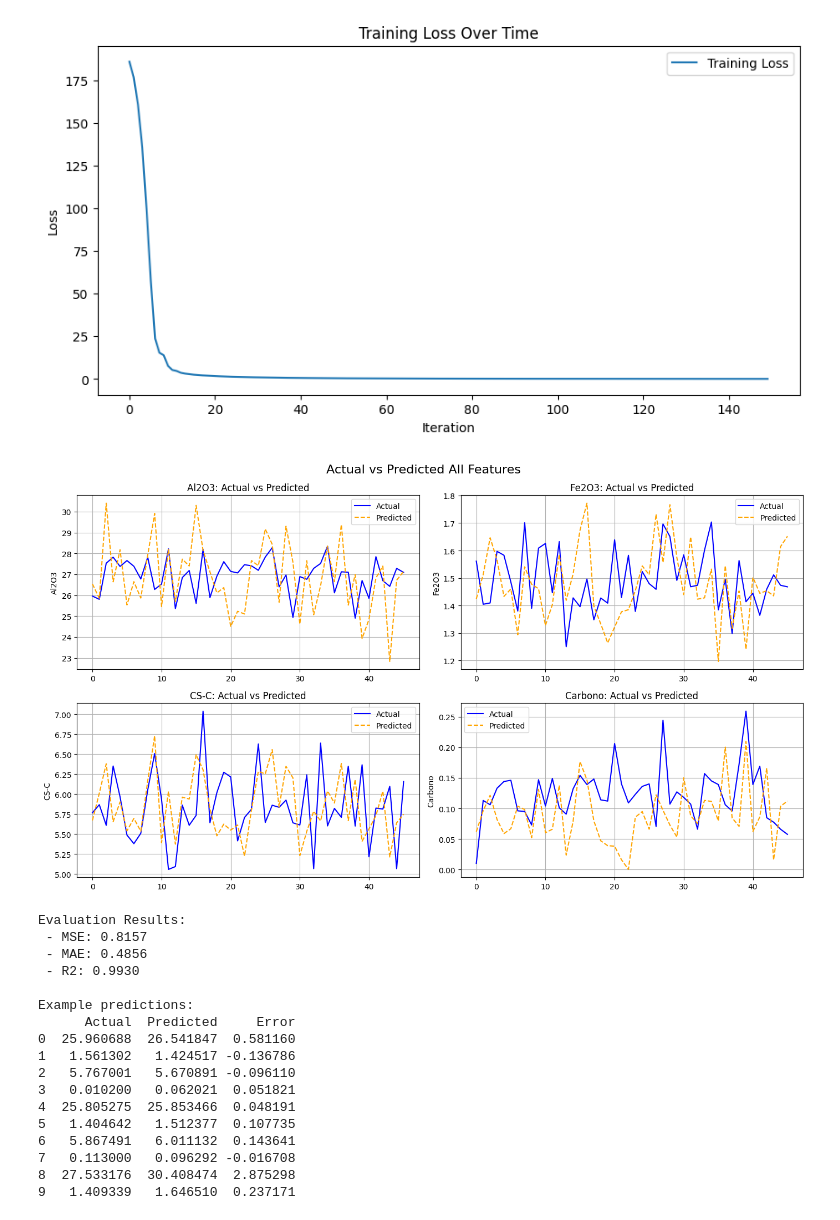
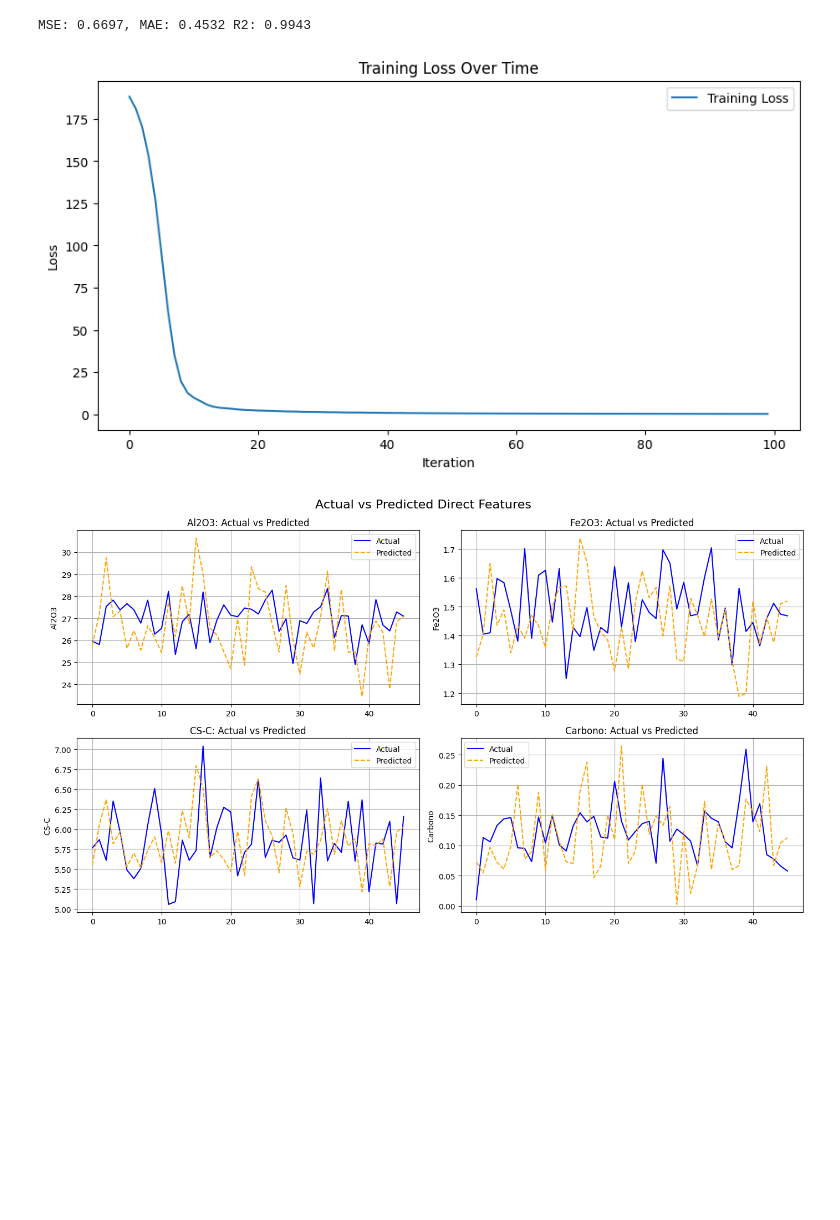
Before and after one commit to pedro-ddomingues/PEC, a Jupyter notebook: NNs_2.ipynb, the cells around one changed output. Drawn from its saved outputs; the diff is of its cells as text; code cells hidden in the pictures; blank space fills up the shorter version.

```diff
--- a/NNs_2.ipynb
+++ b/NNs_2.ipynb
@@ -105,6 +94,5 @@ Test MSE: 0.8157, MAE: 0.4856 R2: 0.9930
 # %%
-
-def plot_loss():
+def plot_loss(loss_values):
     plt.figure(figsize=(10, 5))
     plt.plot(loss_values, label='Training Loss')
     plt.xlabel('Iteration')
@@ -112,34 +100,28 @@ def plot_loss():
     plt.title('Training Loss Over Time')
     plt.legend()
     plt.show()
-# %%
-plot_loss()
-# %% [output]
-[figure, removed]
 # %%
-def plot_compare(tittle):
-    target_names = ['Al2O3', 'Fe2O3', 'CS-C', 'Carbono']
+def plot_compare(predictions, y_test_tensor, tittle, targets):
 
     fig, axs = plt.subplots(2, 2, figsize=(14, 8))
 
     for i, ax in enumerate(axs.ravel()):
+        if i >= len(targets):
+            break
         actual = y_test_tensor[:, i].numpy()
         pred = predictions[:, i].numpy()
         ax.plot(actual, label='Actual', color='blue')
         ax.plot(pred, label='Predicted', linestyle='--', color='orange')
-        ax.set_title(f'{target_names[i]}: Actual vs Predicted')
-        #ax.set_xlabel('Sample Index')
-        ax.set_ylabel(target_names[i])
+        ax.set_title(f'{targets[i]}: Actual vs Predicted')
+        ax.set_ylabel(targets[i])
         ax.grid(True)
         ax.legend()
 
+    for i in range(len(targets), len(axs.ravel())):
+        fig.delaxes(axs.ravel()[i])
     fig.suptitle(f'Actual vs Predicted {tittle}', fontsize=16)
     plt.tight_layout()
     plt.show()
-# %%
-plot_compare('All Features')
-# %% [output]
-[figure, removed]
 # %%
 def evaluate_with_examples(model, X_test_tensor, y_test_tensor, n=5, features=''):
     model.eval()
@@ -170,25 +151,16 @@ def evaluate_with_examples(model, X_test_tensor, y_test_tensor, n=5, features=''
     })
 
     return pd.DataFrame(results)
-# %%
-
-results = evaluate_with_examples(model, X_test_tensor, y_test_tensor, n=10, features = 'All Features')
-all_results.append(results)
-# %% [output]
-Evaluation Results:
- - MSE: 0.8157
- - MAE: 0.4856
- - R2: 0.9930
-
-Example predictions:
-      Actual  Predicted     Error
-0  25.960688  26.541847  0.581160
-1   1.561302   1.424517 -0.136786
-2   5.767001   5.670891 -0.096110
-3   0.010200   0.062021  0.051821
-4  25.805275  25.853466  0.048191
-5   1.404642   1.512377  0.107735
-6   5.867491   6.011132  0.143641
-7   0.113000   0.096292 -0.016708
-8  27.533176  30.408474  2.875298
-9   1.409339   1.646510  0.237171
+# %%
+targets = ['Al2O3', 'Fe2O3', 'CS-C', 'Carbono']
+y = data[['Al2O3.5', 'Fe2O3.5', 'CS-C.5', 'Carbono.5']]
+X = data.drop(columns=['Al2O3.5', 'Fe2O3.5', 'CS-C.5', 'Carbono.5'])
+loss_values, predictions, y_test_tensor, model, y_train_tensor, X_test_tensor, r2 = train_data(X, y, X.shape[1], y.shape[1], 64, 32, 0.002, 100)
+plot_loss(loss_values)
+plot_compare(predictions, y_test_tensor, 'Direct Features', targets)
+results = evaluate_with_examples(model, X_test_tensor, y_test_tensor, n=10, features = 'All Features')
+all_results.append(results)
+# %% [output]
+MSE: 0.6697, MAE: 0.4532 R2: 0.9943
+[figure, added]
+[figure, added]
```
Also changed, not shown: parts of 18 cells of this notebook.
